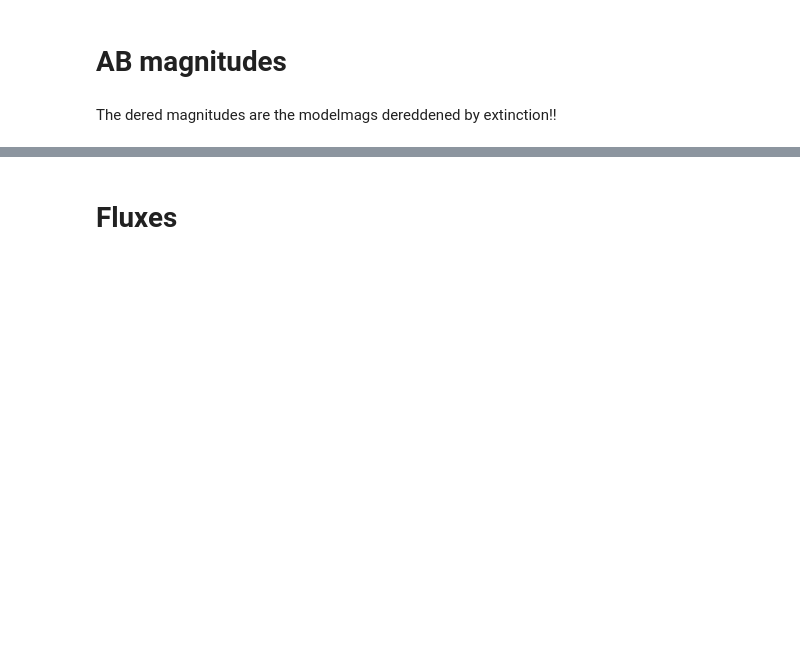
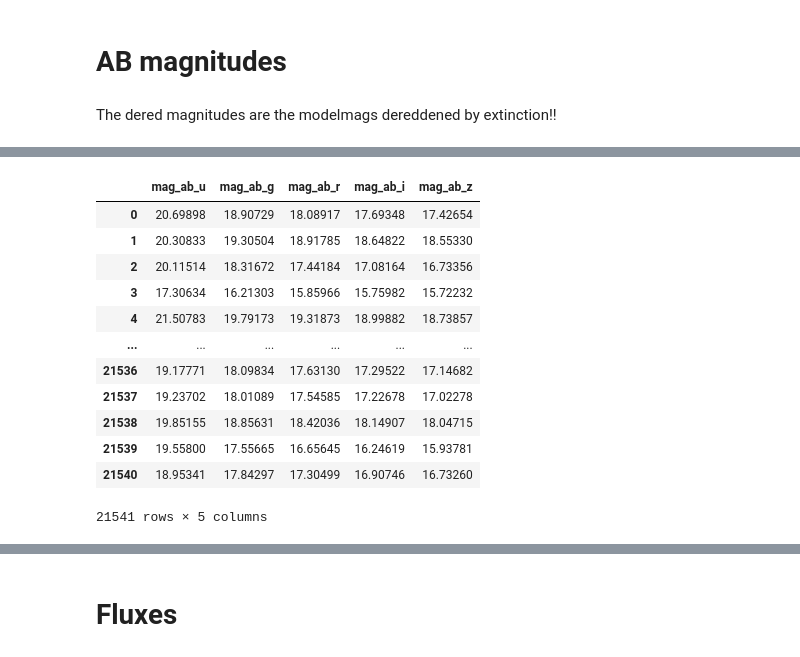
Before and after one commit to mlldantas/SEDFittingChallenge, a Jupyter notebook: sdss/Stripe82SDSS.ipynb, the cells around one changed output, grey strips where cells are left out. Cells and saved outputs as stored; diff of their text form; code cells hidden in the pictures; blank space fills up the shorter version.

```diff
--- a/sdss/Stripe82SDSS.ipynb
+++ b/sdss/Stripe82SDSS.ipynb
@@ -62,5 +84,21 @@ mag_ab_z = pd.DataFrame(stripe82_all['dered_z'] + stripe82_all['kcorrZ'] + offse
 # %%
 mags_ab = mag_ab_u.join([mag_ab_g, mag_ab_r, mag_ab_i, mag_ab_z])
+# %%
+mags_ab
+# %% [output]
+|  | mag_ab_u | mag_ab_g | mag_ab_r | mag_ab_i | mag_ab_z |
+| 0 | 20.69898 | 18.90729 | 18.08917 | 17.69348 | 17.42654 |
+| 1 | 20.30833 | 19.30504 | 18.91785 | 18.64822 | 18.55330 |
+| 2 | 20.11514 | 18.31672 | 17.44184 | 17.08164 | 16.73356 |
+| 3 | 17.30634 | 16.21303 | 15.85966 | 15.75982 | 15.72232 |
+| 4 | 21.50783 | 19.79173 | 19.31873 | 18.99882 | 18.73857 |
+| ... | ... | ... | ... | ... | ... |
+| 21536 | 19.17771 | 18.09834 | 17.63130 | 17.29522 | 17.14682 |
+| 21537 | 19.23702 | 18.01089 | 17.54585 | 17.22678 | 17.02278 |
+| 21538 | 19.85155 | 18.85631 | 18.42036 | 18.14907 | 18.04715 |
+| 21539 | 19.55800 | 17.55665 | 16.65645 | 16.24619 | 15.93781 |
+| 21540 | 18.95341 | 17.84297 | 17.30499 | 16.90746 | 16.73260 |
+21541 rows × 5 columns
 # %%
 stripe82_all = stripe82_all.join(mags_ab)
 # %%
```
Also changed, not shown: parts of 7 cells of this notebook.
